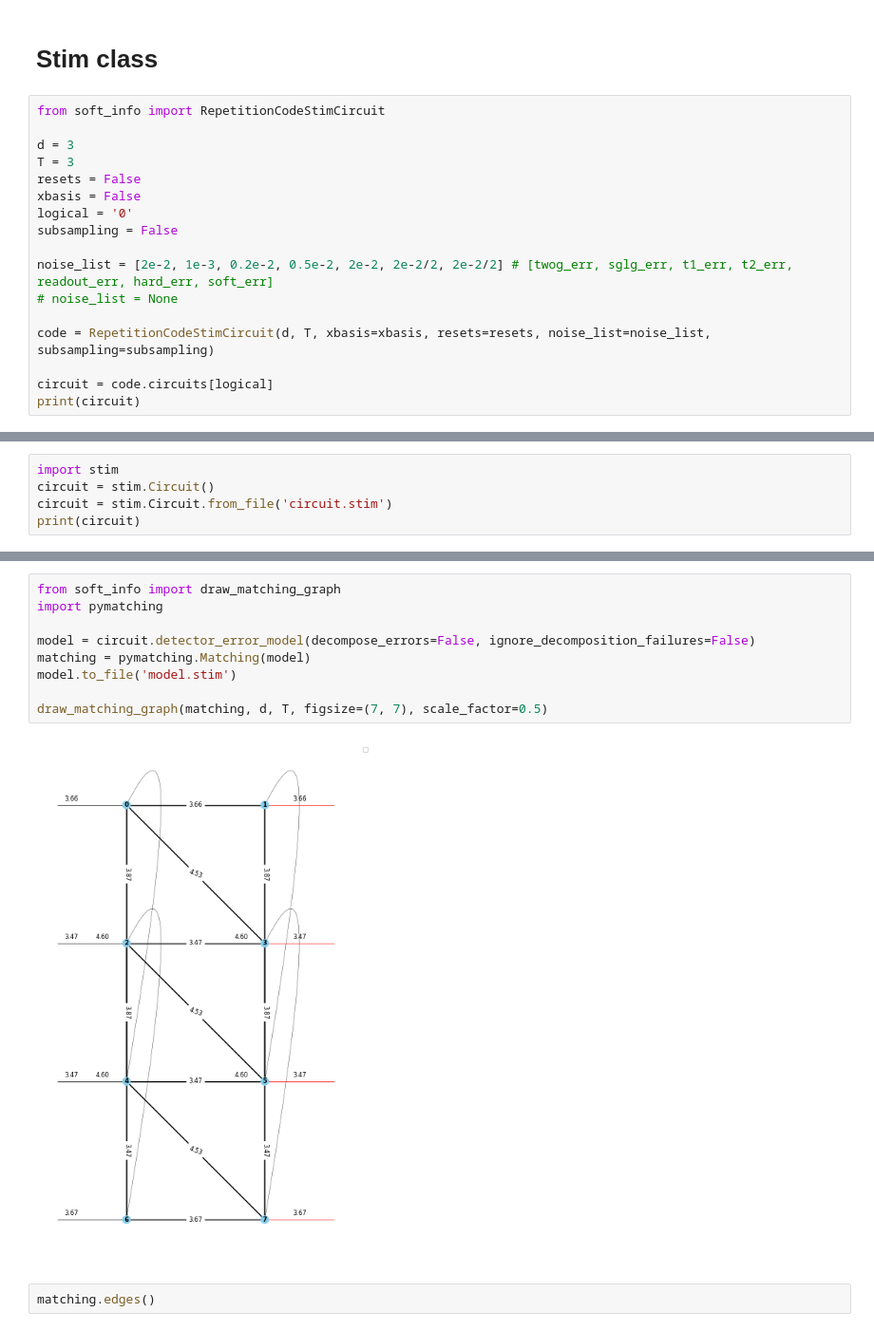
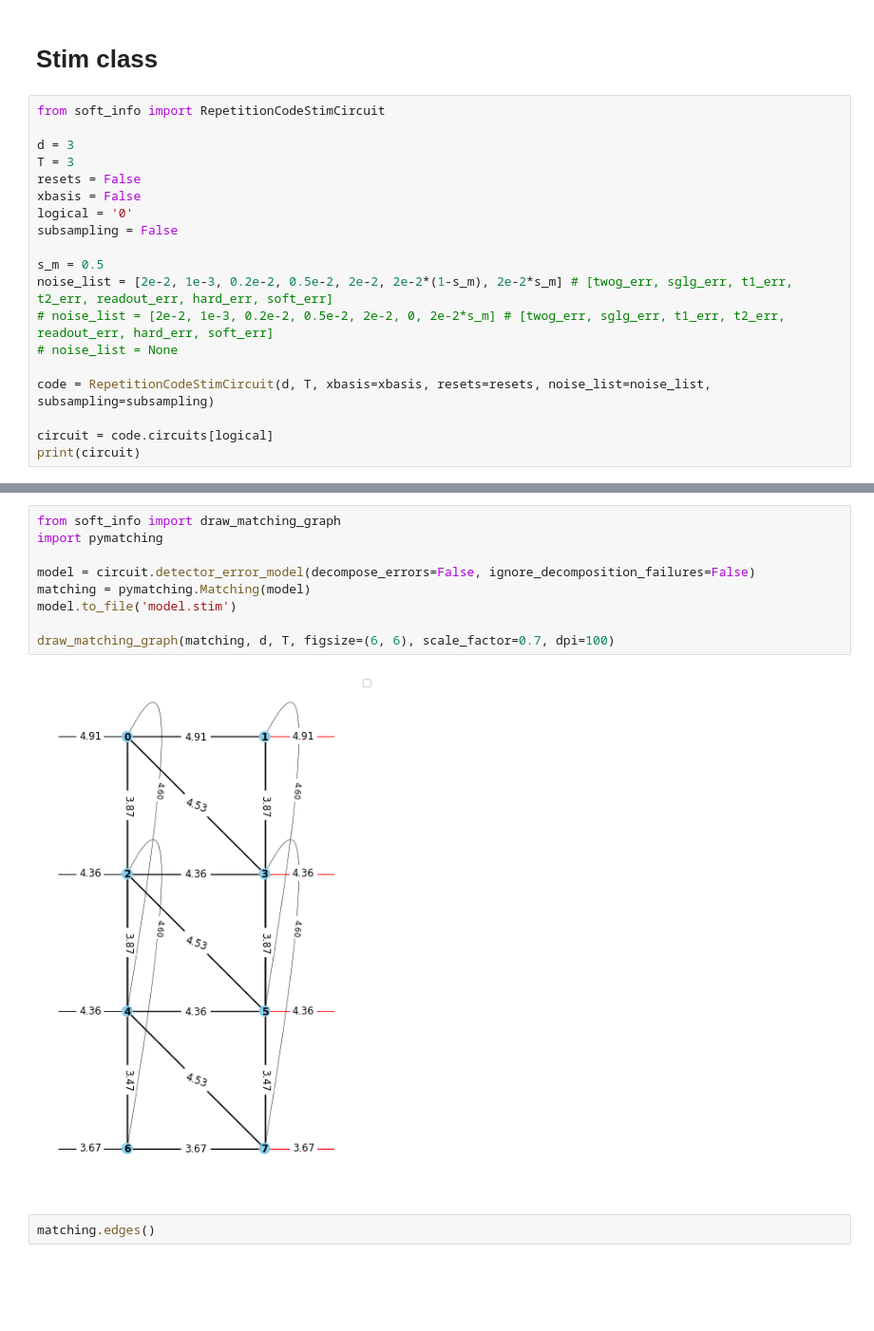
Before and after one commit to quantumjim/soft_information_decoding, a Jupyter notebook: notebooks/Decoding/stim/RepCode_stim_circ/dev_stim_circ_RepCode.ipynb, the cells around one changed output, grey strips where cells are left out. Shown at 95% size. Saved outputs shown, nothing was run; the diff lists cells and outputs as text; blank space fills up the shorter version.

```diff
--- a/notebooks/Decoding/stim/RepCode_stim_circ/dev_stim_circ_RepCode.ipynb
+++ b/notebooks/Decoding/stim/RepCode_stim_circ/dev_stim_circ_RepCode.ipynb
@@ -13,7 +13,9 @@ xbasis = False
 logical = '0'
 subsampling = False
 
-noise_list = [2e-2, 1e-3, 0.2e-2, 0.5e-2, 2e-2, 2e-2/2, 2e-2/2] # [twog_err, sglg_err, t1_err, t2_err, readout_err, hard_err, soft_err]
+s_m = 0.5
+noise_list = [2e-2, 1e-3, 0.2e-2, 0.5e-2, 2e-2, 2e-2*(1-s_m), 2e-2*s_m] # [twog_err, sglg_err, t1_err, t2_err, readout_err, hard_err, soft_err]
+# noise_list = [2e-2, 1e-3, 0.2e-2, 0.5e-2, 2e-2, 0, 2e-2*s_m] # [twog_err, sglg_err, t1_err, t2_err, readout_err, hard_err, soft_err]
 # noise_list = None
 
 code = RepetitionCodeStimCircuit(d, T, xbasis=xbasis, resets=resets, noise_list=noise_list, subsampling=subsampling)
@@ -43,5 +42,0 @@ circuit.to_file('circuit.stim')
-# %%
-import stim
-circuit = stim.Circuit()
-circuit = stim.Circuit.from_file('circuit.stim')
-print(circuit)
@@ -66,14 +43,14 @@ OBSERVABLE_INCLUDE(0) rec[-1]
 # %%
 from soft_info import draw_matching_graph
 import pymatching
 
 model = circuit.detector_error_model(decompose_errors=False, ignore_decomposition_failures=False)
 matching = pymatching.Matching(model)
 model.to_file('model.stim')
 
-draw_matching_graph(matching, d, T, figsize=(7, 7), scale_factor=0.5)
+draw_matching_graph(matching, d, T, figsize=(6, 6), scale_factor=0.7, dpi=100)
 # %% [output]
-[figure, old version]
+[figure, new version]
 # %%
 matching.edges()
 # %% [output]
```
Also changed, not shown: parts of 2 cells of this notebook, 5 other files.
